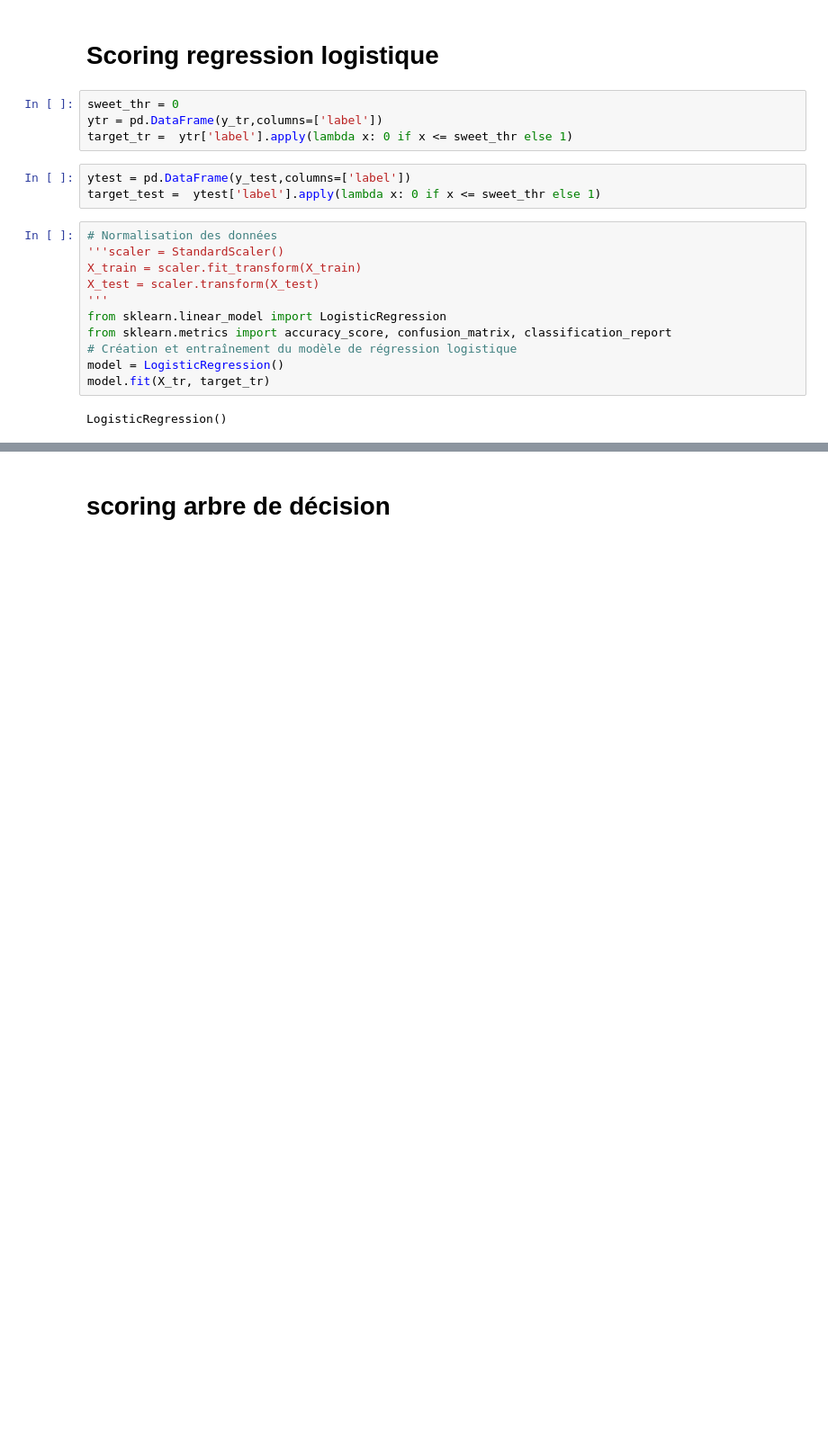
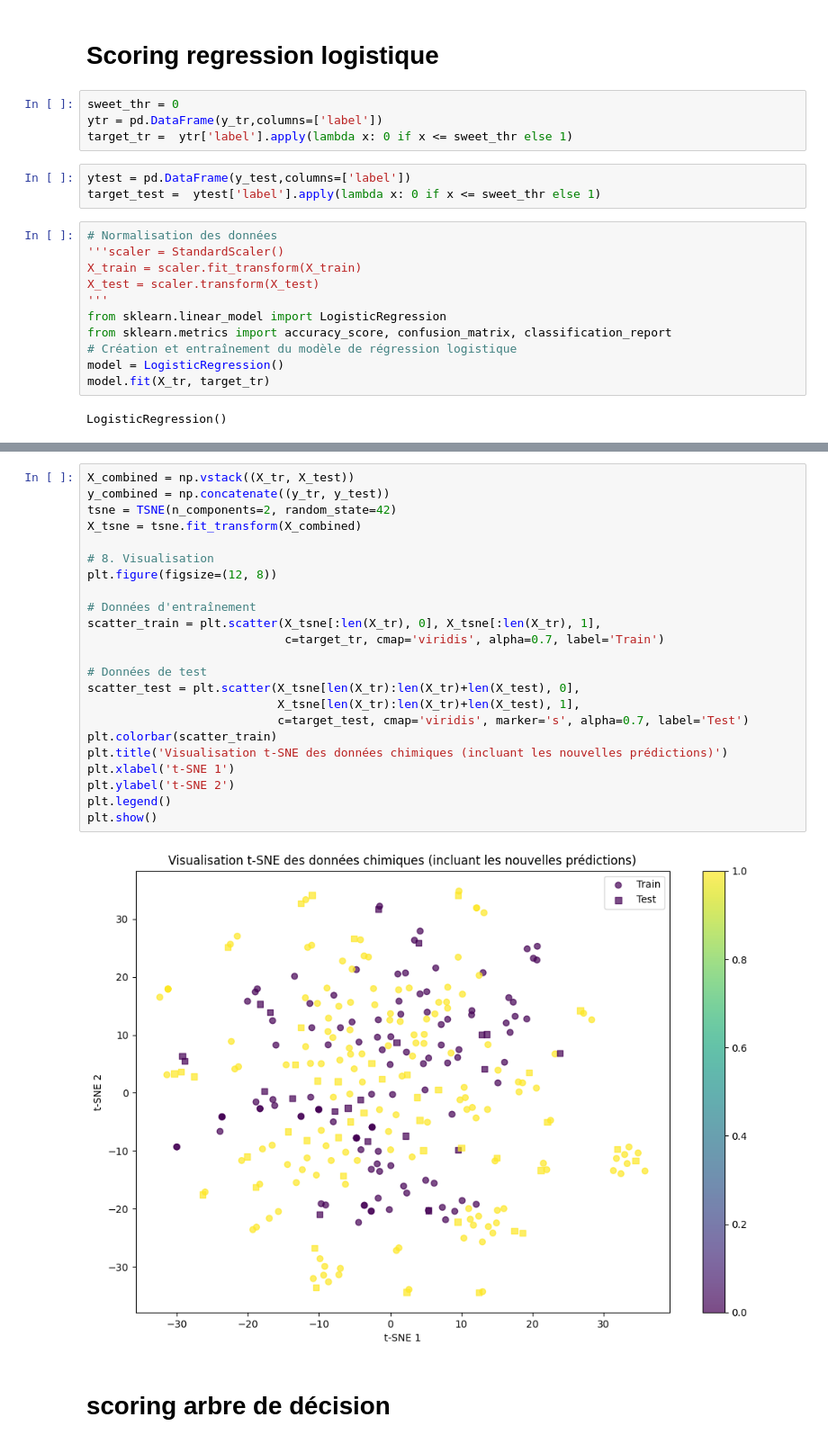
Before and after one commit to slopezMSI/Scoring_MSI, a Jupyter notebook: 1_basic/representation_fingerprints.ipynb, the cells around one changed output, grey strips where cells are left out. Shown at 90% size. Cells and saved outputs as stored; diff of their text form; blank space fills up the shorter version.

```diff
--- a/1_basic/representation_fingerprints.ipynb
+++ b/1_basic/representation_fingerprints.ipynb
@@ -185,3 +236,28 @@ weighted avg       0.93      0.72      0.78        64
+# %%
+X_combined = np.vstack((X_tr, X_test))
+y_combined = np.concatenate((y_tr, y_test))
+tsne = TSNE(n_components=2, random_state=42)
+X_tsne = tsne.fit_transform(X_combined)
+
+# 8. Visualisation
+plt.figure(figsize=(12, 8))
+
+# Données d'entraînement
+scatter_train = plt.scatter(X_tsne[:len(X_tr), 0], X_tsne[:len(X_tr), 1],
+                            c=target_tr, cmap='viridis', alpha=0.7, label='Train')
+
+# Données de test
+scatter_test = plt.scatter(X_tsne[len(X_tr):len(X_tr)+len(X_test), 0],
+                           X_tsne[len(X_tr):len(X_tr)+len(X_test), 1],
+                           c=target_test, cmap='viridis', marker='s', alpha=0.7, label='Test')
+plt.colorbar(scatter_train)
+plt.title('Visualisation t-SNE des données chimiques (incluant les nouvelles prédictions)')
+plt.xlabel('t-SNE 1')
+plt.ylabel('t-SNE 2')
+plt.legend()
+plt.show()
+# %% [output]
+[figure, added]
 # %% [markdown]
 # scoring arbre de décision
 # %%
```
Also changed, not shown: parts of 19 cells of this notebook.
